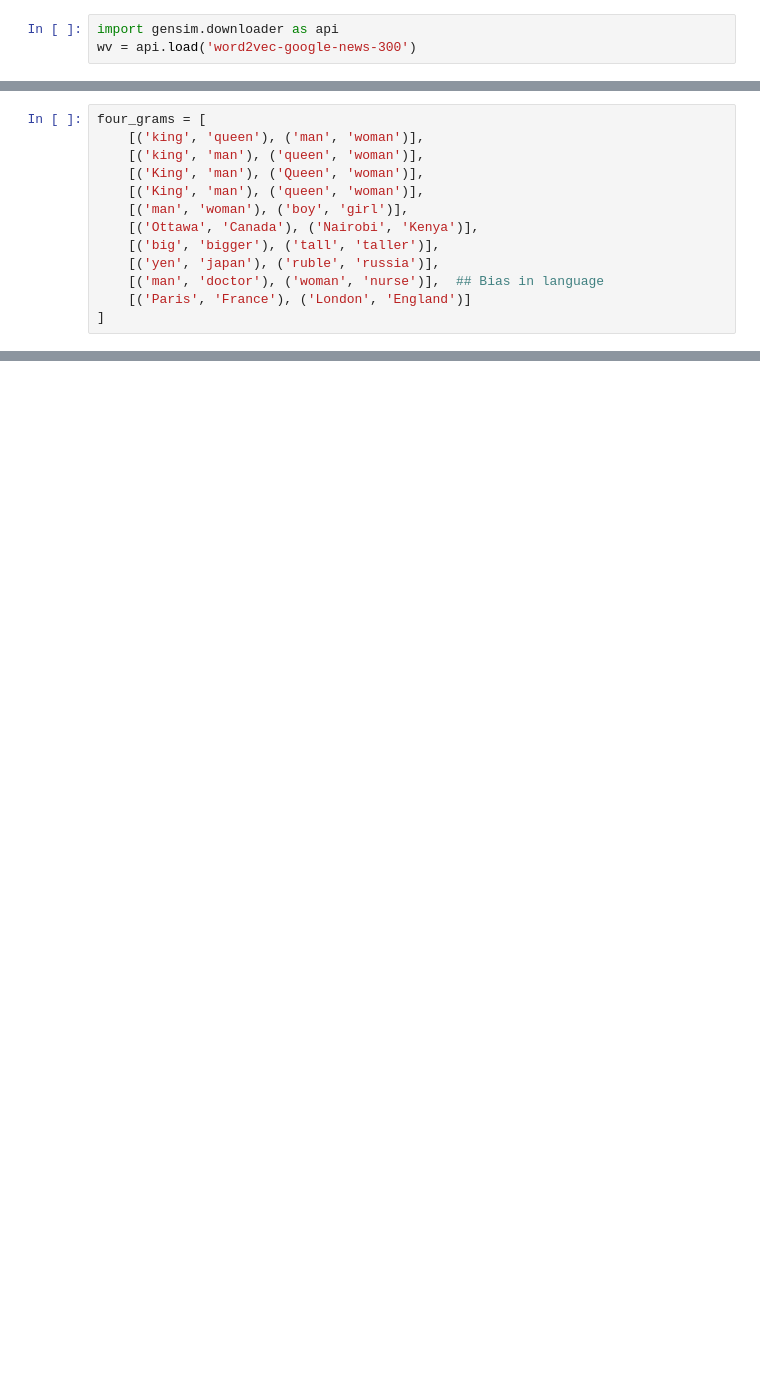
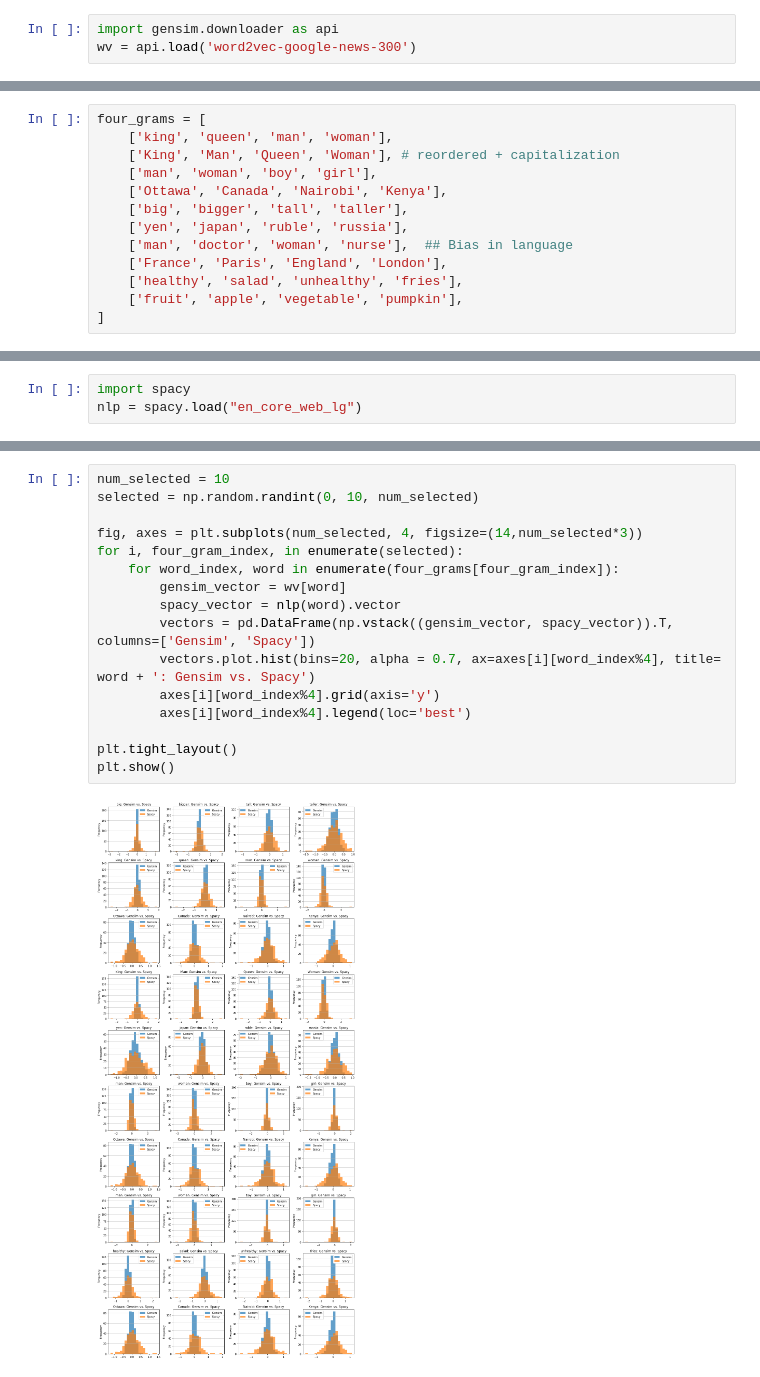
Before and after one commit to ngupta23/ds7337_nlp, a Jupyter notebook: Homework/NGupta_homework2.ipynb, the cells around one changed output, grey strips where cells are left out. Saved outputs shown, nothing was run; the diff lists cells and outputs as text; blank space fills up the shorter version.

```diff
--- a/Homework/NGupta_homework2.ipynb
+++ b/Homework/NGupta_homework2.ipynb
@@ -78,13 +15,13 @@ Question 3: Are the vecotors the same?
 # %%
 four_grams = [
-    [('king', 'queen'), ('man', 'woman')],
-    [('king', 'man'), ('queen', 'woman')],
-    [('King', 'man'), ('Queen', 'woman')],
-    [('King', 'man'), ('queen', 'woman')],
-    [('man', 'woman'), ('boy', 'girl')],
-    [('Ottawa', 'Canada'), ('Nairobi', 'Kenya')],
-    [('big', 'bigger'), ('tall', 'taller')],
-    [('yen', 'japan'), ('ruble', 'russia')],
-    [('man', 'doctor'), ('woman', 'nurse')],  ## Bias in language
-    [('Paris', 'France'), ('London', 'England')]
+    ['king', 'queen', 'man', 'woman'],
+    ['King', 'Man', 'Queen', 'Woman'], # reordered + capitalization
+    ['man', 'woman', 'boy', 'girl'],
+    ['Ottawa', 'Canada', 'Nairobi', 'Kenya'],
+    ['big', 'bigger', 'tall', 'taller'],
+    ['yen', 'japan', 'ruble', 'russia'],
+    ['man', 'doctor', 'woman', 'nurse'],  ## Bias in language
+    ['France', 'Paris', 'England', 'London'],
+    ['healthy', 'salad', 'unhealthy', 'fries'],
+    ['fruit', 'apple', 'vegetable', 'pumpkin'],
 ]
@@ -176,0 +97,3 @@ Type:      method
+# %%
+import spacy
+nlp = spacy.load("en_core_web_lg")
@@ -176,0 +137,18 @@ Type:      method
+# %%
+num_selected = 10
+selected = np.random.randint(0, 10, num_selected)
+
+fig, axes = plt.subplots(num_selected, 4, figsize=(14,num_selected*3))
+for i, four_gram_index, in enumerate(selected):
+    for word_index, word in enumerate(four_grams[four_gram_index]):
+        gensim_vector = wv[word]
+        spacy_vector = nlp(word).vector
+        vectors = pd.DataFrame(np.vstack((gensim_vector, spacy_vector)).T, columns=['Gensim', 'Spacy'])
+        vectors.plot.hist(bins=20, alpha = 0.7, ax=axes[i][word_index%4], title= word + ': Gensim vs. Spacy')
+        axes[i][word_index%4].grid(axis='y')
+        axes[i][word_index%4].legend(loc='best')
+
+plt.tight_layout()
+plt.show()
+# %% [output]
+[figure, added]
```
Also changed, not shown: parts of 27 cells of this notebook, 1 other file.
